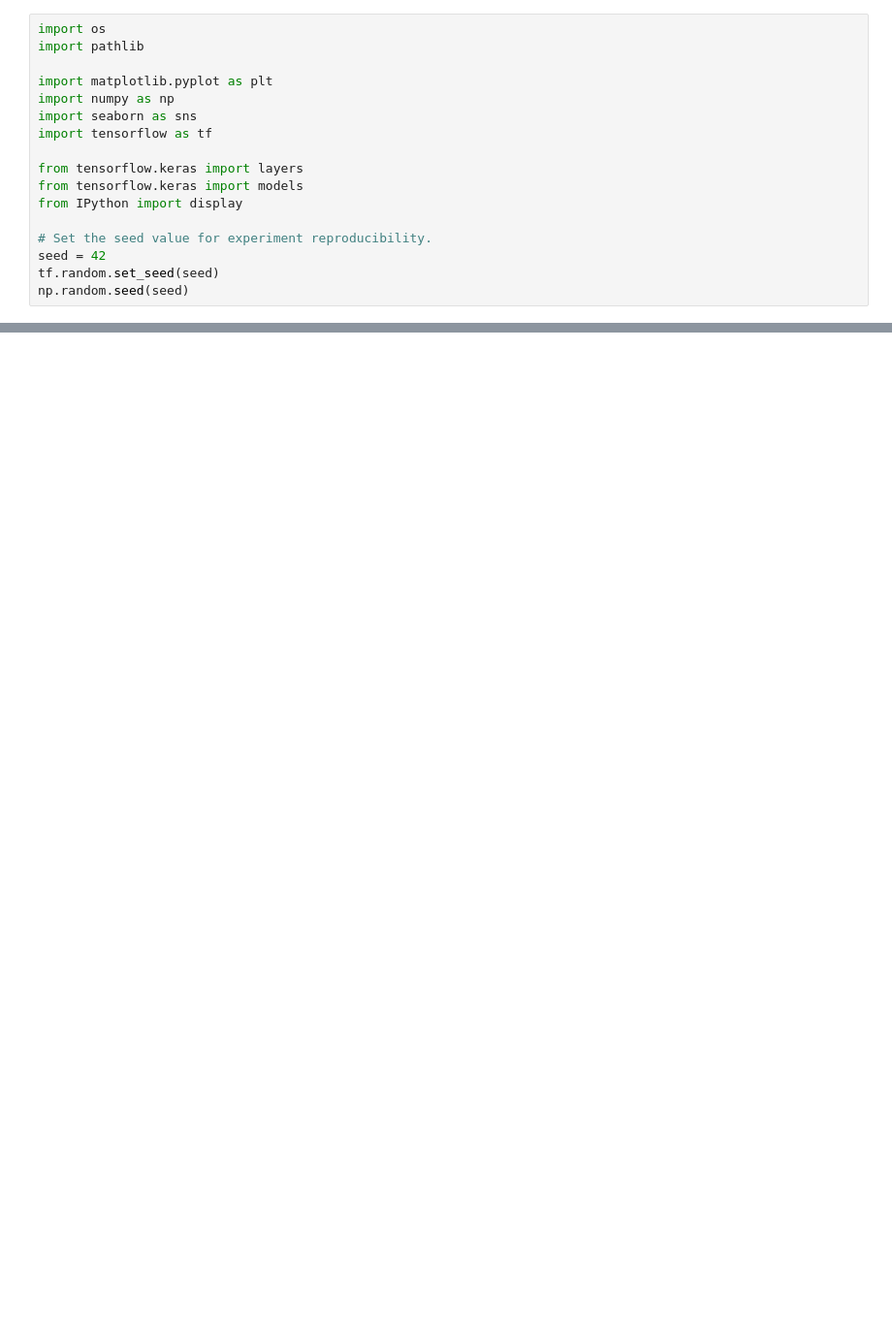
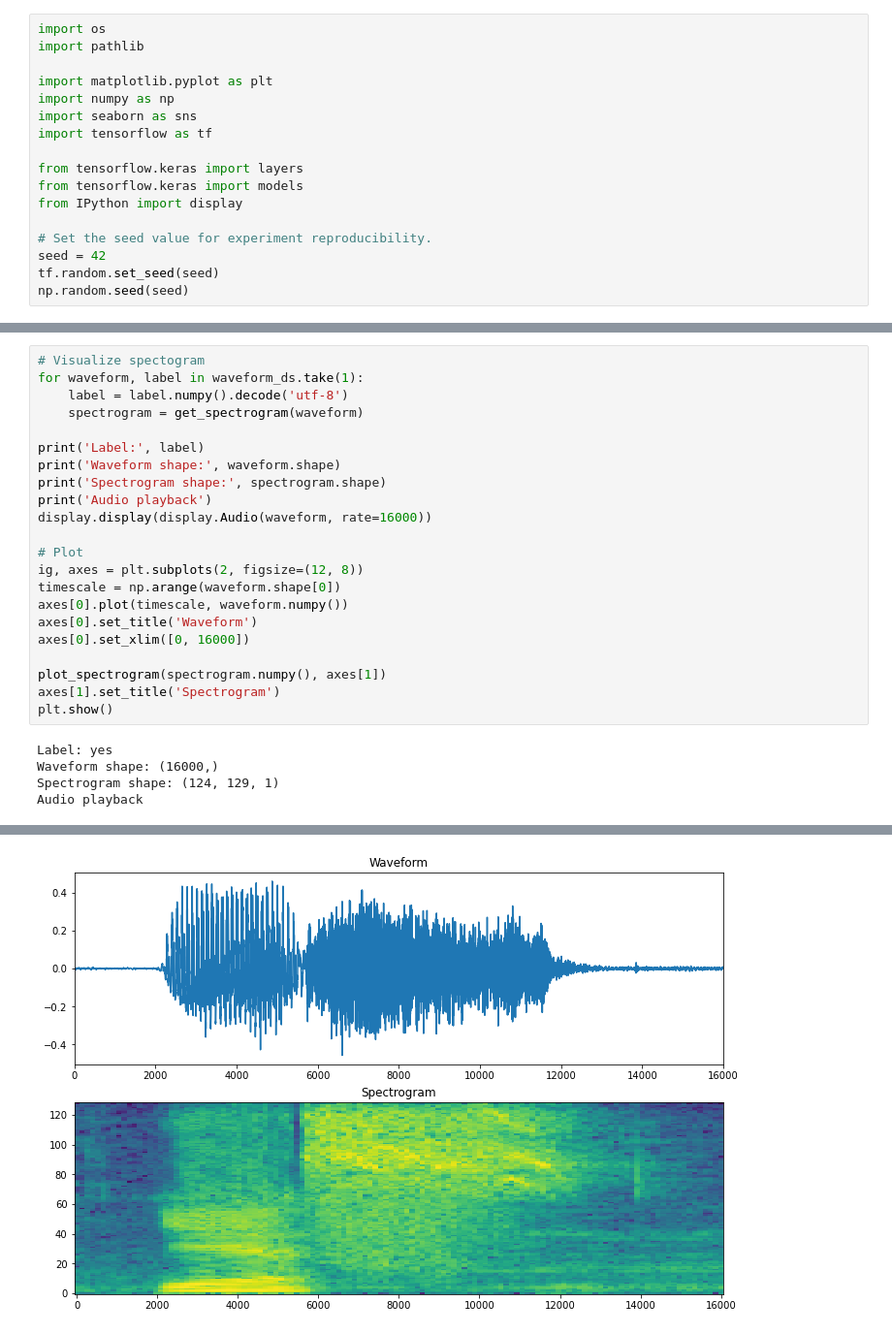
Before and after one commit to urd00m/AI-Projects, a Jupyter notebook: tensorflow_play/audio_tf/simple_audio_recognition.ipynb, the cells around one changed output, grey strips where cells are left out. Shown: that part at 97% size. Cells and saved outputs as stored; diff of their text form; blank space fills up the shorter version.

```diff
--- a/tensorflow_play/audio_tf/simple_audio_recognition.ipynb
+++ b/tensorflow_play/audio_tf/simple_audio_recognition.ipynb
@@ -31,0 +174,27 @@ Downloading data from http://storage.googleapis.com/download.tensorflow.org/data
+# %%
+# Visualize spectogram
+for waveform, label in waveform_ds.take(1):
+    label = label.numpy().decode('utf-8')
+    spectrogram = get_spectrogram(waveform)
+
+print('Label:', label)
+print('Waveform shape:', waveform.shape)
+print('Spectrogram shape:', spectrogram.shape)
+print('Audio playback')
+display.display(display.Audio(waveform, rate=16000))
+
+# Plot
+ig, axes = plt.subplots(2, figsize=(12, 8))
+timescale = np.arange(waveform.shape[0])
+axes[0].plot(timescale, waveform.numpy())
+axes[0].set_title('Waveform')
+axes[0].set_xlim([0, 16000])
+
+plot_spectrogram(spectrogram.numpy(), axes[1])
+axes[1].set_title('Spectrogram')
+plt.show()
+# %% [output]
+Label: yes
+Waveform shape: (16000,)
+Spectrogram shape: (124, 129, 1)
+Audio playback
@@ -31,0 +202 @@ Downloading data from http://storage.googleapis.com/download.tensorflow.org/data
+[figure, added]
```
Also changed, not shown: parts of 22 cells of this notebook, 1 other file.
